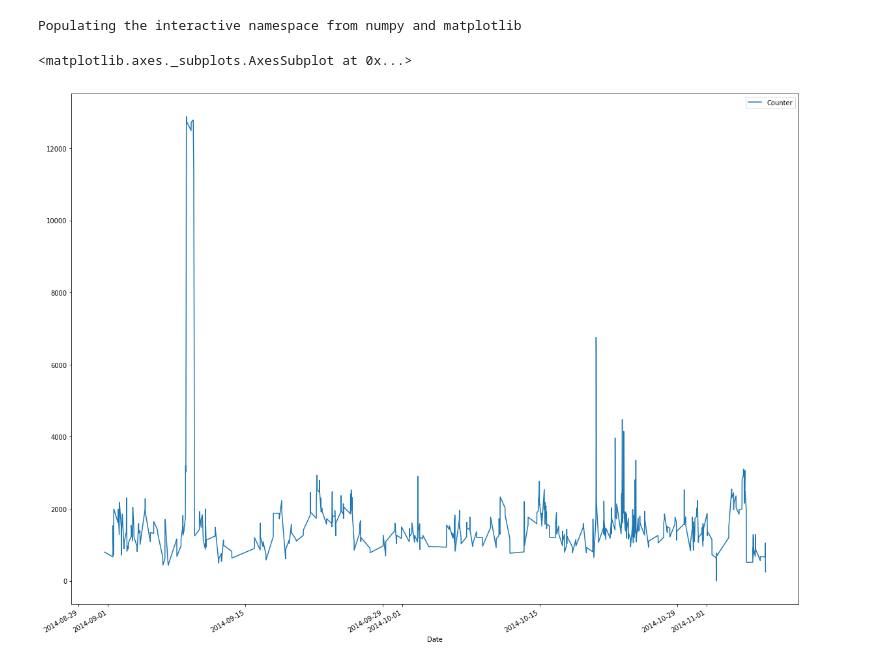
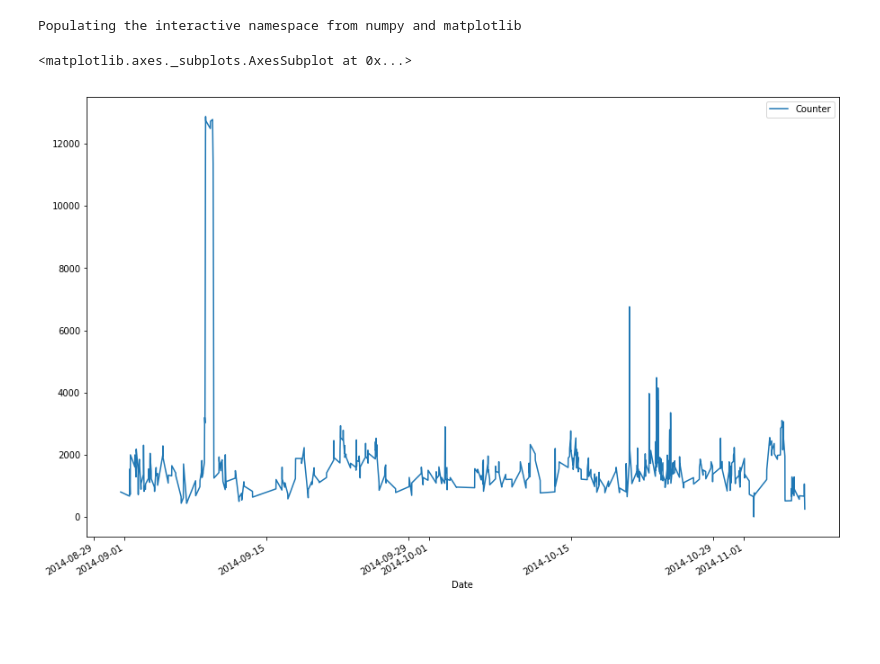
Before and after one commit to jsy1218/TSA, a Jupyter notebook: windows_door_algorithm.ipynb, the cells around one changed output. Cells and saved outputs as stored; diff of their text form; code cells hidden in the pictures; blank space fills up the shorter version.

```diff
--- a/windows_door_algorithm.ipynb
+++ b/windows_door_algorithm.ipynb
@@ -102,7 +109,7 @@ hybrid_df.columns = ['Date', 'Counter']
 hybrid_df.set_index('Date', inplace=True)
 # %%
 %pylab inline
-rcParams['figure.figsize'] = [20, 16]
+rcParams['figure.figsize'] = [15, 10]
 df.plot()
 # %% [output]
 Populating the interactive namespace from numpy and matplotlib
@@ -113,6 +120,6 @@ Populating the interactive namespace from numpy and matplotlib
 # %%
 %pylab inline
-rcParams['figure.figsize'] = [20, 16]
+rcParams['figure.figsize'] = [15, 10]
 exception_df.plot()
 # %% [output]
 Populating the interactive namespace from numpy and matplotlib
@@ -121,10 +128,10 @@ Populating the interactive namespace from numpy and matplotlib
 # %%
 %pylab inline
-rcParams['figure.figsize'] = [20, 16]
+rcParams['figure.figsize'] = [15, 10]
 compression_df.plot()
 # %% [output]
 Populating the interactive namespace from numpy and matplotlib
 <matplotlib.axes._subplots.AxesSubplot at 0x...>
-[figure, old version]
+[figure, new version]
 # %%
 %pylab inline
```
Also changed, not shown: parts of 33 cells of this notebook, 1 other file.
